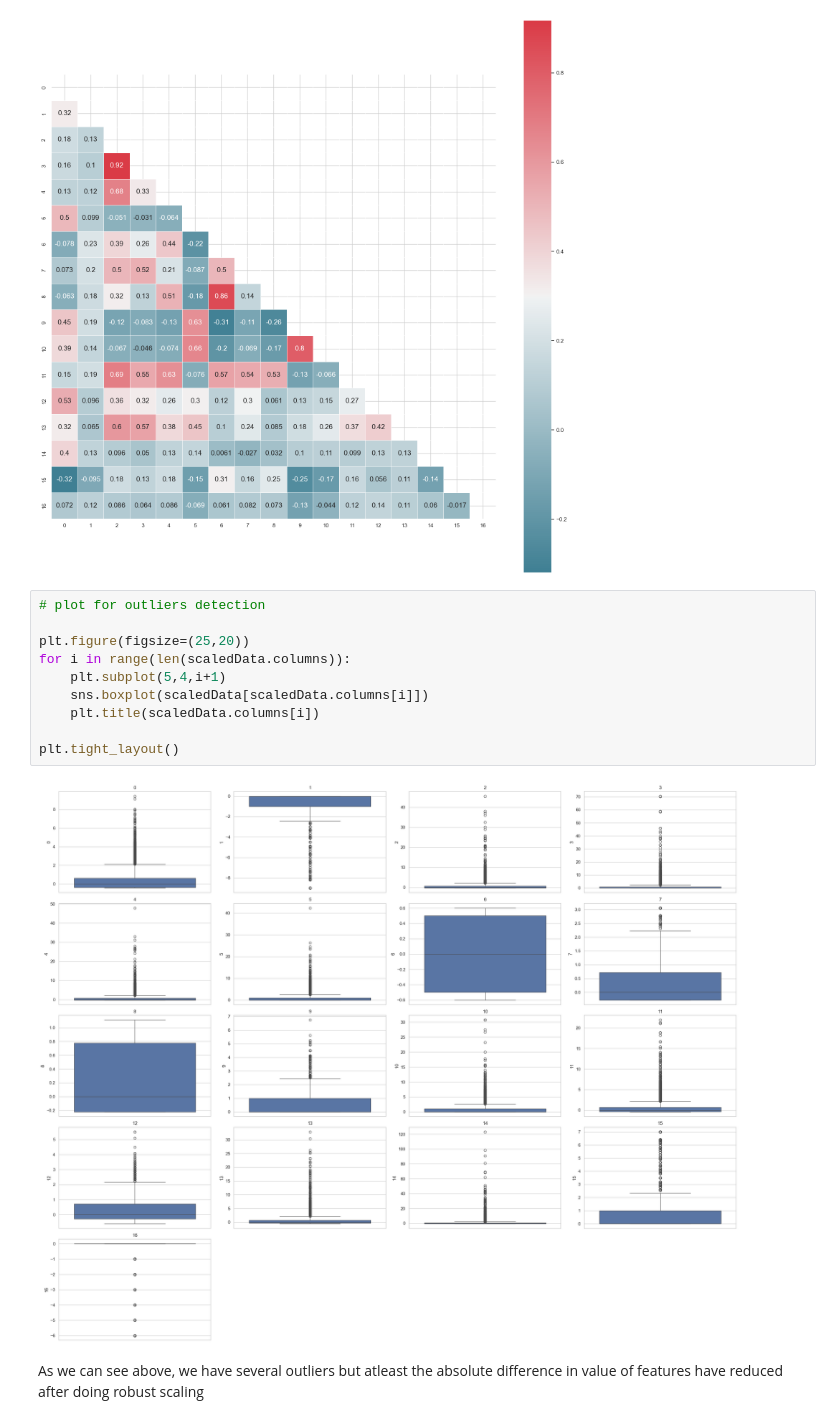
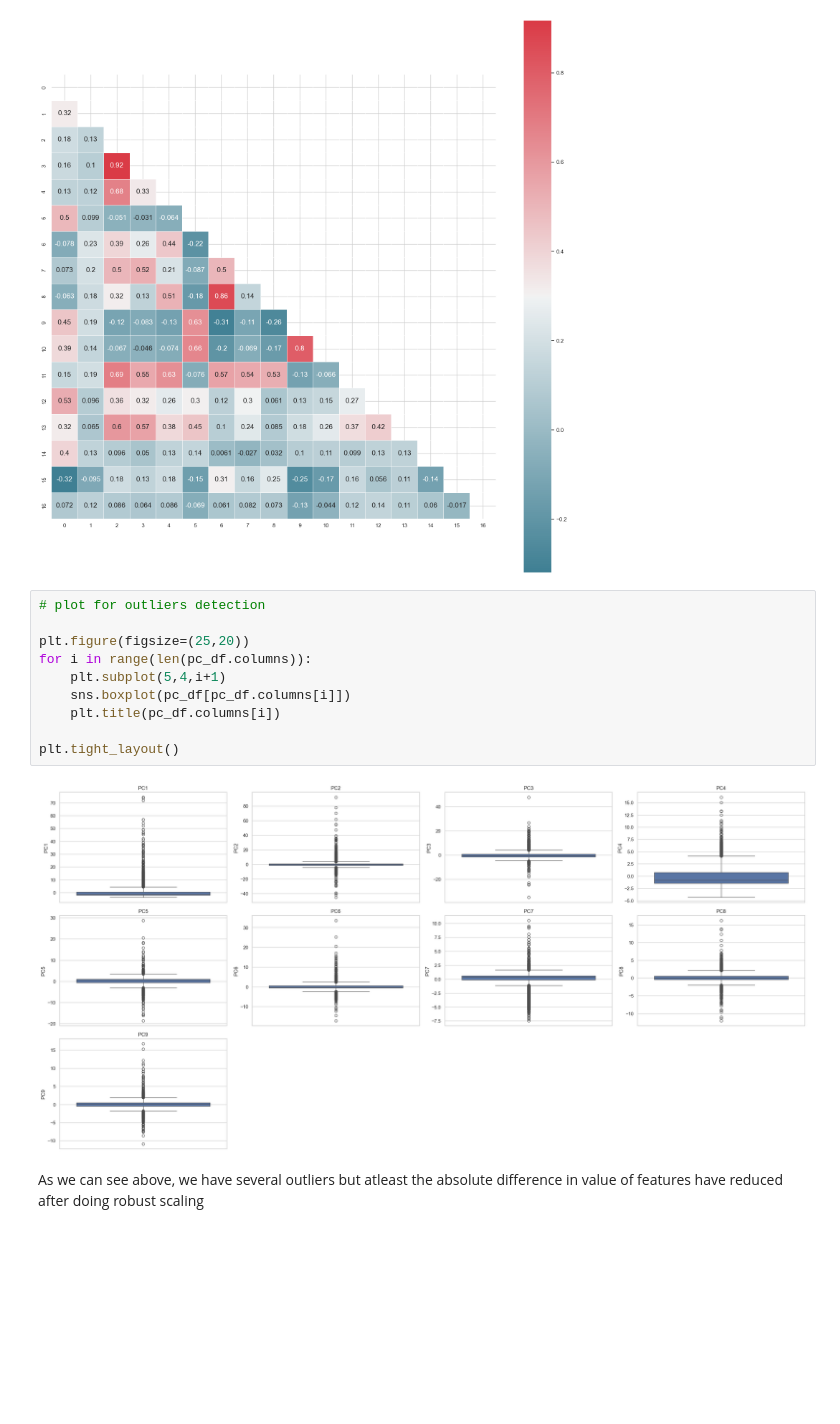
Before and after one commit to lightflash03/Data-Mining-Clustering-Project, a Jupyter notebook: Data_Mining.ipynb, the cells around one changed output. Drawn from its saved outputs; the diff is of its cells as text; blank space fills up the shorter version.

```diff
--- a/Data_Mining.ipynb
+++ b/Data_Mining.ipynb
@@ -473,15 +474,15 @@ plt.show()
 # %%
 # plot for outliers detection
 
 plt.figure(figsize=(25,20))
-for i in range(len(scaledData.columns)):
+for i in range(len(pc_df.columns)):
     plt.subplot(5,4,i+1)
-    sns.boxplot(scaledData[scaledData.columns[i]])
-    plt.title(scaledData.columns[i])
+    sns.boxplot(pc_df[pc_df.columns[i]])
+    plt.title(pc_df.columns[i])
 
 plt.tight_layout()
 # %% [output]
-[figure, old version]
+[figure, new version]
 # %% [markdown]
 As we can see above, we have several outliers but atleast the absolute difference in value of features have reduced after doing robust scaling
 # %%
```
Also changed, not shown: parts of 17 cells of this notebook.
